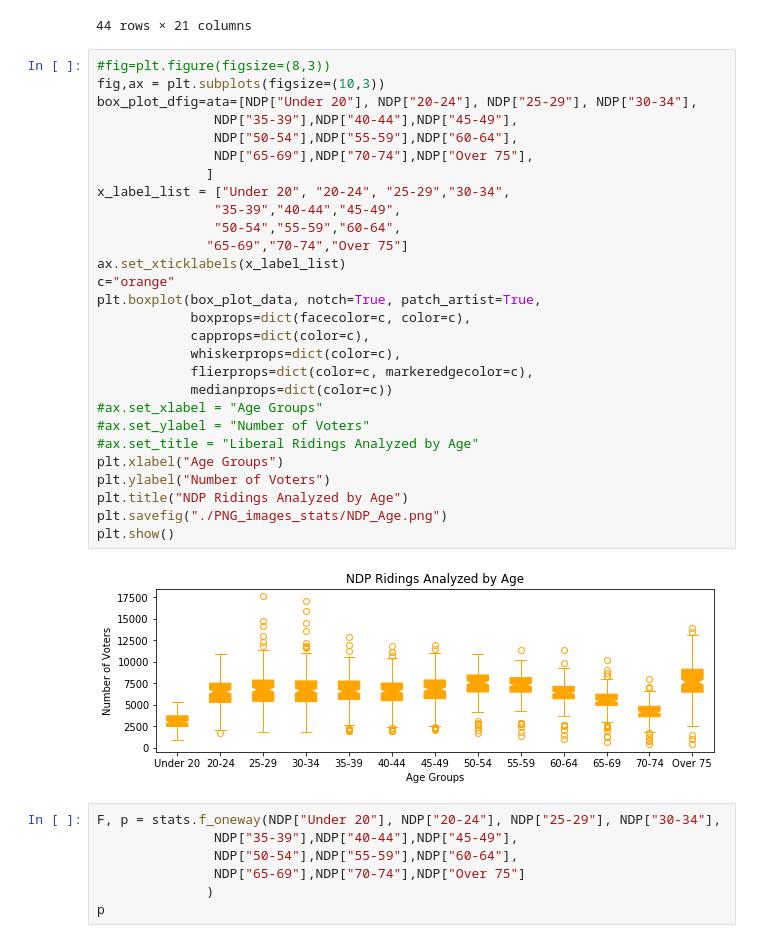
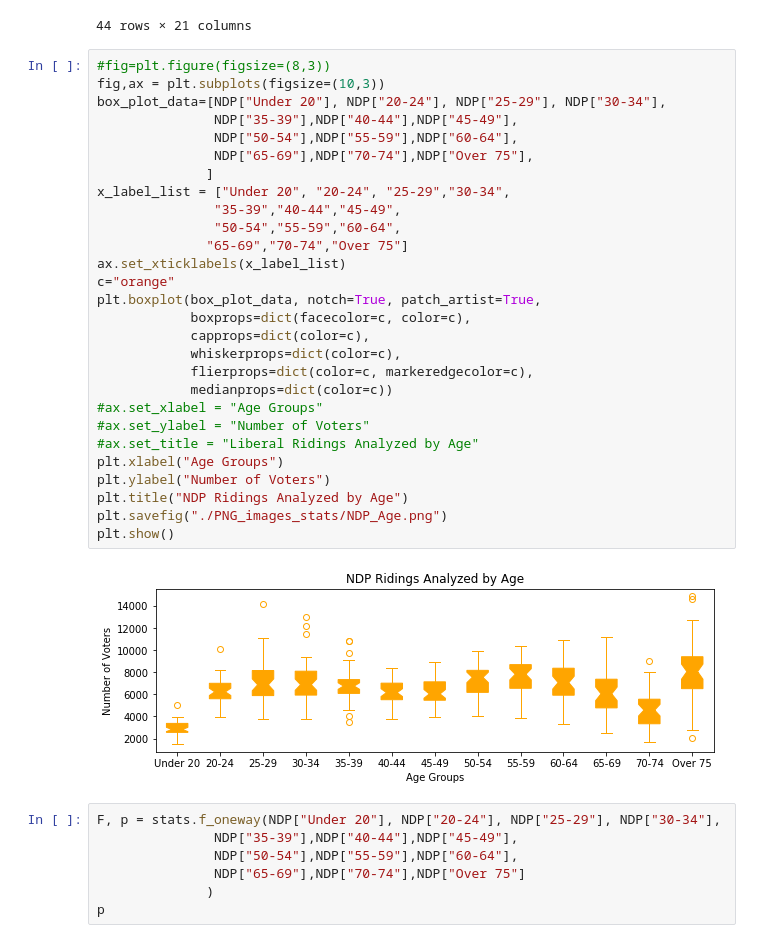
Before and after one commit to bsmirnov12/ABDS-Project-1, a Jupyter notebook: AgeStats.ipynb, the cells around one changed output. Drawn from its saved outputs; the diff is of its cells as text.

Commit message:
new graphs

```diff
--- a/AgeStats.ipynb
+++ b/AgeStats.ipynb
@@ -162,33 +162,33 @@ NDP
 # %%
 #fig=plt.figure(figsize=(8,3))
 fig,ax = plt.subplots(figsize=(10,3))
-box_plot_dfig=ata=[NDP["Under 20"], NDP["20-24"], NDP["25-29"], NDP["30-34"],
+box_plot_data=[NDP["Under 20"], NDP["20-24"], NDP["25-29"], NDP["30-34"],
                NDP["35-39"],NDP["40-44"],NDP["45-49"],
                NDP["50-54"],NDP["55-59"],NDP["60-64"],
                NDP["65-69"],NDP["70-74"],NDP["Over 75"],
               ]
 x_label_list = ["Under 20", "20-24", "25-29","30-34",
                "35-39","40-44","45-49",
                "50-54","55-59","60-64",
               "65-69","70-74","Over 75"]
 ax.set_xticklabels(x_label_list)
 c="orange"
 plt.boxplot(box_plot_data, notch=True, patch_artist=True,
             boxprops=dict(facecolor=c, color=c),
             capprops=dict(color=c),
             whiskerprops=dict(color=c),
             flierprops=dict(color=c, markeredgecolor=c),
             medianprops=dict(color=c))
 #ax.set_xlabel = "Age Groups"
 #ax.set_ylabel = "Number of Voters"
 #ax.set_title = "Liberal Ridings Analyzed by Age"
 plt.xlabel("Age Groups")
 plt.ylabel("Number of Voters")
 plt.title("NDP Ridings Analyzed by Age")
 plt.savefig("./PNG_images_stats/NDP_Age.png")
 plt.show()
 # %% [output]
-[figure, old version]
+[figure, new version]
 # %%
 F, p = stats.f_oneway(NDP["Under 20"], NDP["20-24"], NDP["25-29"], NDP["30-34"],
                NDP["35-39"],NDP["40-44"],NDP["45-49"],
```
Also changed, not shown: parts of 1 cell of this notebook, 4 other files.
